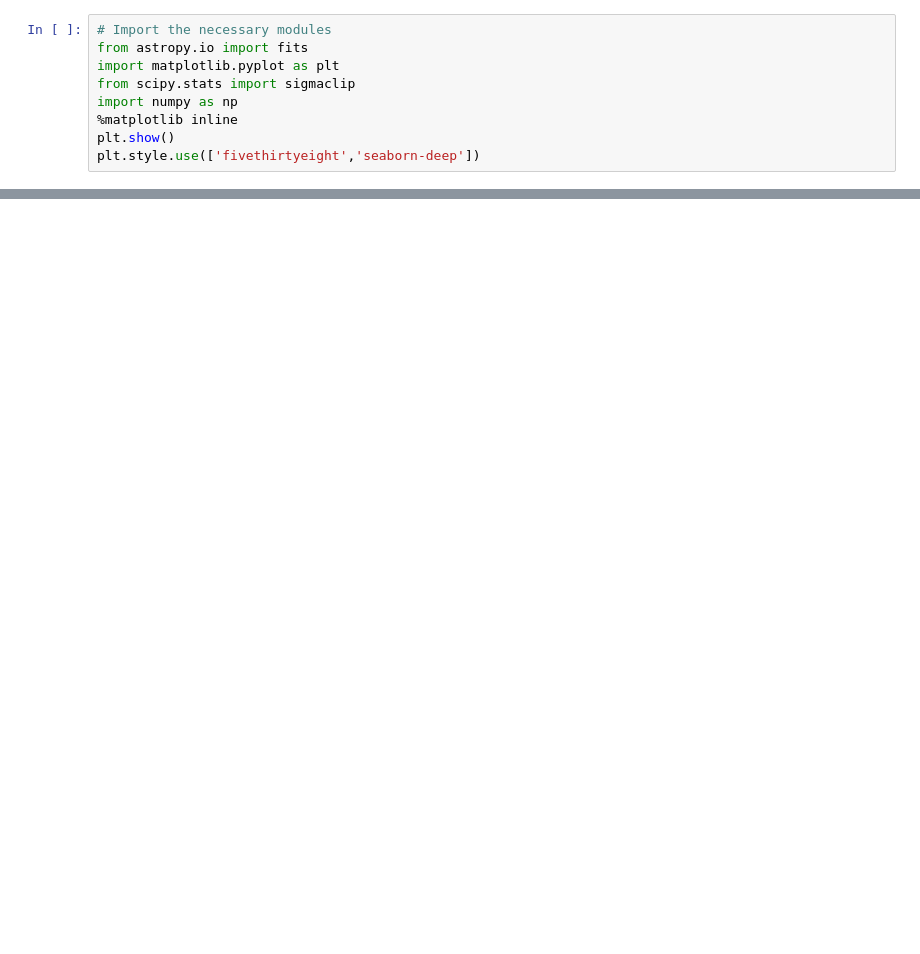
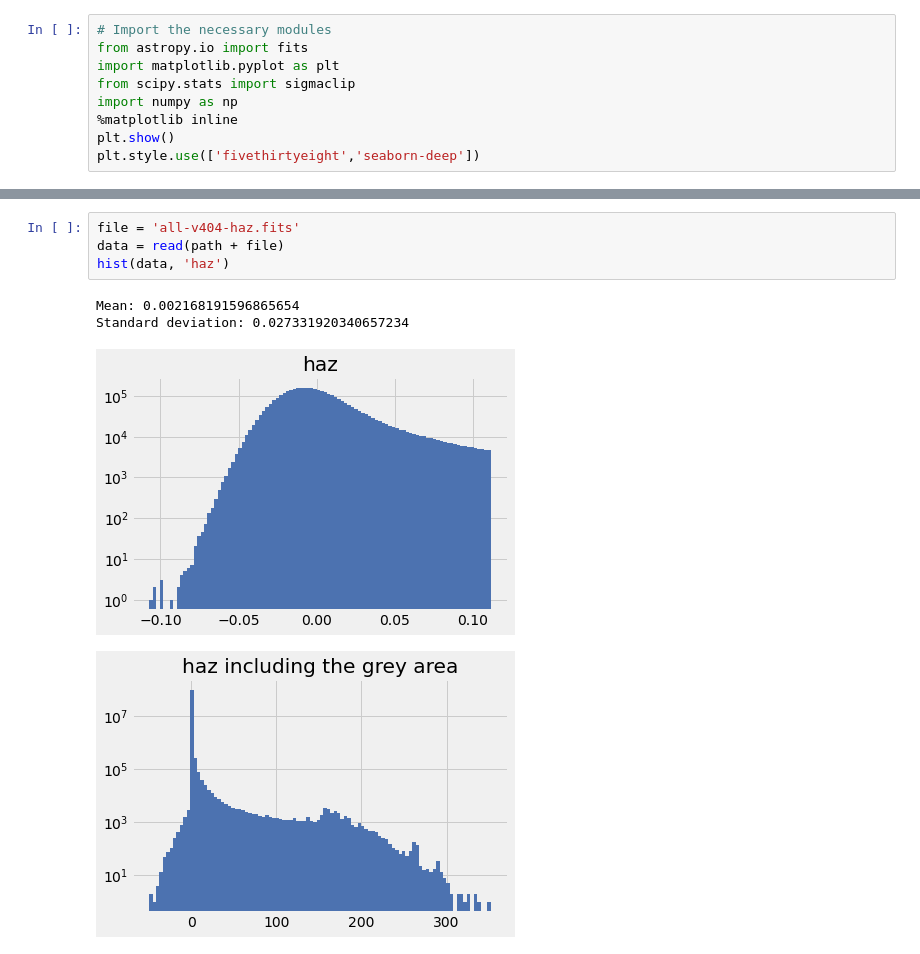
Before and after one commit to F7East/capstone-notes, a Jupyter notebook: GPT.ipynb, the cells around one changed output, grey strips where cells are left out. Saved outputs shown, nothing was run; the diff lists cells and outputs as text; blank space fills up the shorter version.

```diff
--- a/GPT.ipynb
+++ b/GPT.ipynb
@@ -68,0 +102,9 @@ Standard deviation: 0.008625194430351257
+# %%
+file = 'all-v404-haz.fits'
+data = read(path + file)
+hist(data, 'haz')
+# %% [output]
+Mean: 0.002168191596865654
+Standard deviation: 0.027331920340657234
+[figure, added]
+[figure, added]
```
Also changed, not shown: parts of 13 cells of this notebook.
